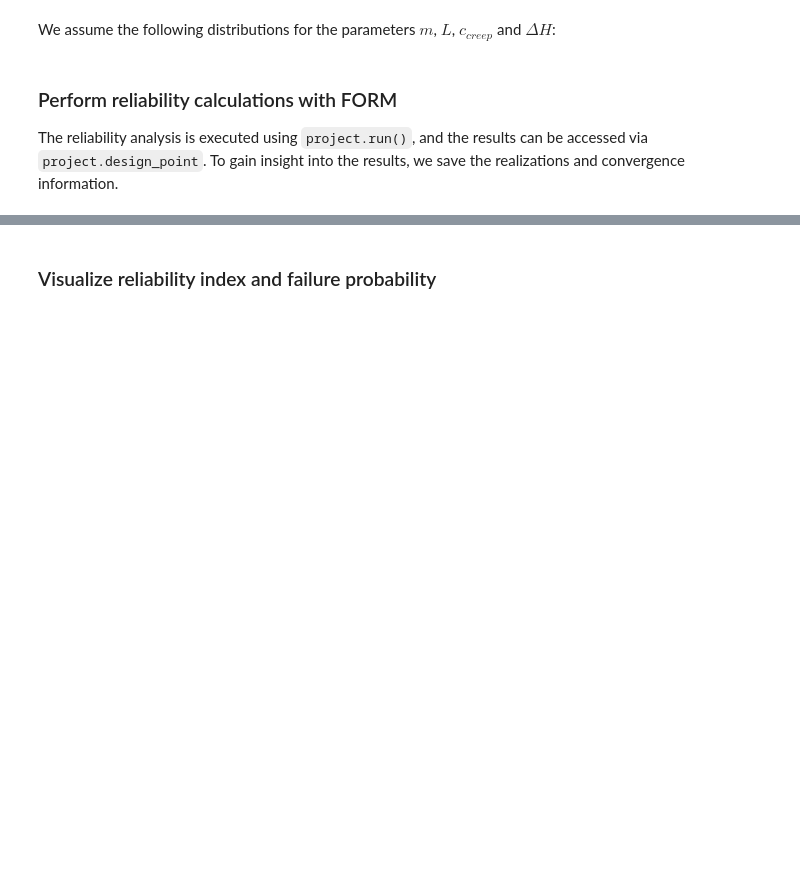
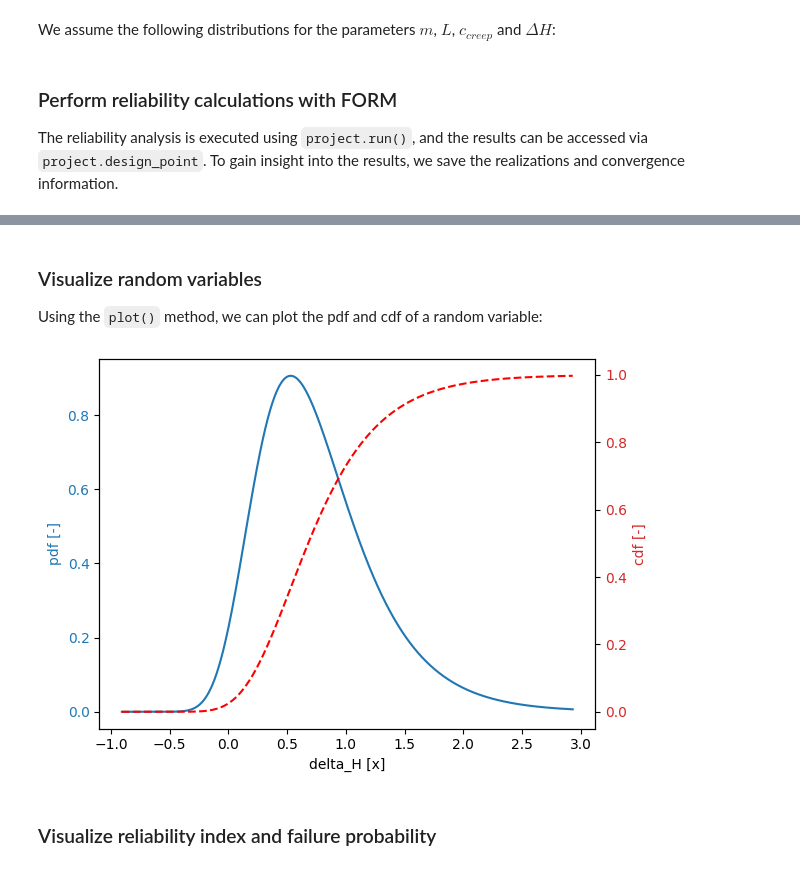
Before and after one commit to Deltares/ProbabilisticLibrary, a Jupyter notebook: sources/Deltares.Probabilistic.PWrapper.Notebooks/visualize_results.ipynb, the cells around one changed output, grey strips where cells are left out. Cells and saved outputs as stored; diff of their text form; code cells hidden in the pictures; blank space fills up the shorter version.

Commit message:
added get_plot to notebook

```diff
--- a/sources/Deltares.Probabilistic.PWrapper.Notebooks/visualize_results.ipynb
+++ b/sources/Deltares.Probabilistic.PWrapper.Notebooks/visualize_results.ipynb
@@ -75,3 +75,11 @@ Alpha values:
+# %% [markdown]
+### Visualize random variables
+
+Using the `plot()` method, we can plot the pdf and cdf of a random variable:
+# %%
+project.variables["delta_H"].plot()
+# %% [output]
+[figure, added]
 # %% [markdown]
 ### Visualize reliability index and failure probability
 # %% [markdown]
```
Also changed, not shown: parts of 7 cells of this notebook.
